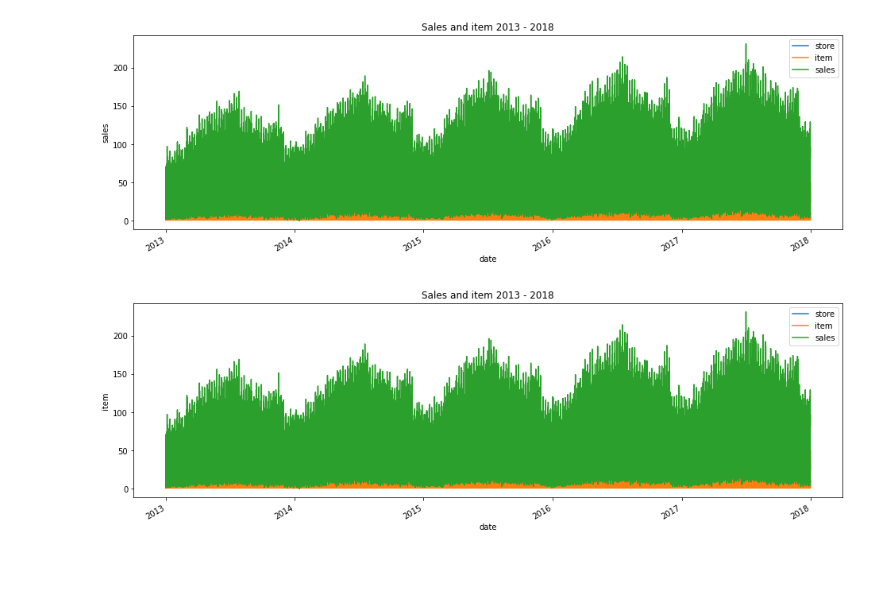
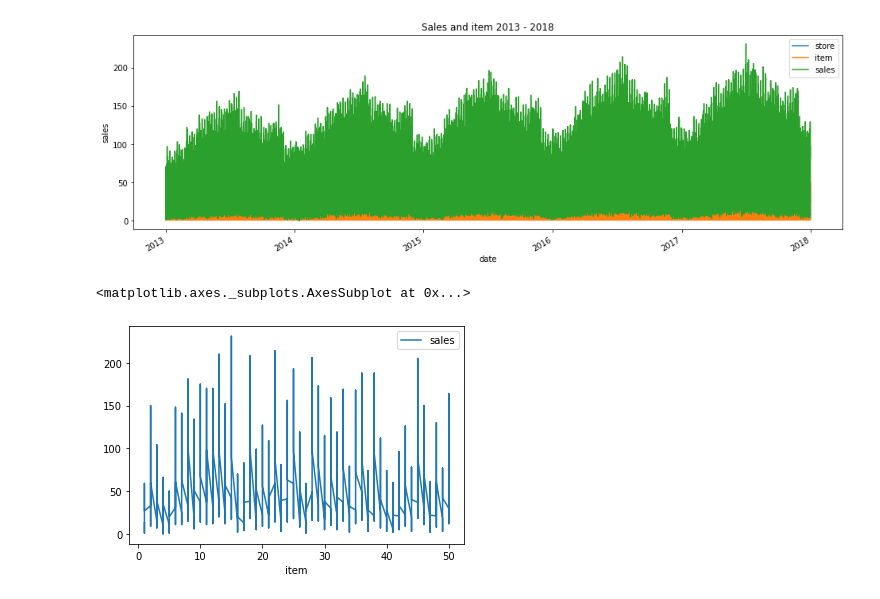
Before and after one commit to Marvin9516008/Lab3, a Jupyter notebook: Lab3.ipynb, the cells around one changed output. Saved outputs shown, nothing was run; the diff lists cells and outputs as text; code cells hidden in the pictures; blank space fills up the shorter version.

```diff
--- a/Lab3.ipynb
+++ b/Lab3.ipynb
@@ -64,8 +64,11 @@ ax = df.plot(figsize = (16,5), title = "Sales and item 2013 - 2018")
 ax.set(xlabel='date', ylabel='sales');
 # %% [output]
 [figure]
-# %%
-ax = df.plot(figsize = (16,5), title = "Sales and item 2013 - 2018")
-ax.set(xlabel='date', ylabel='item');
-# %% [output]
-[figure, removed]
+# %%
+fig, ax = plt.subplots() # Create the figure and axes object
+
+# Plot the first x and y axes:
+df.plot(x = 'item', y = 'sales', ax = ax)
+# %% [output]
+<matplotlib.axes._subplots.AxesSubplot at 0x...>
+[figure, added]
```
Also changed, not shown: parts of 25 cells of this notebook.
